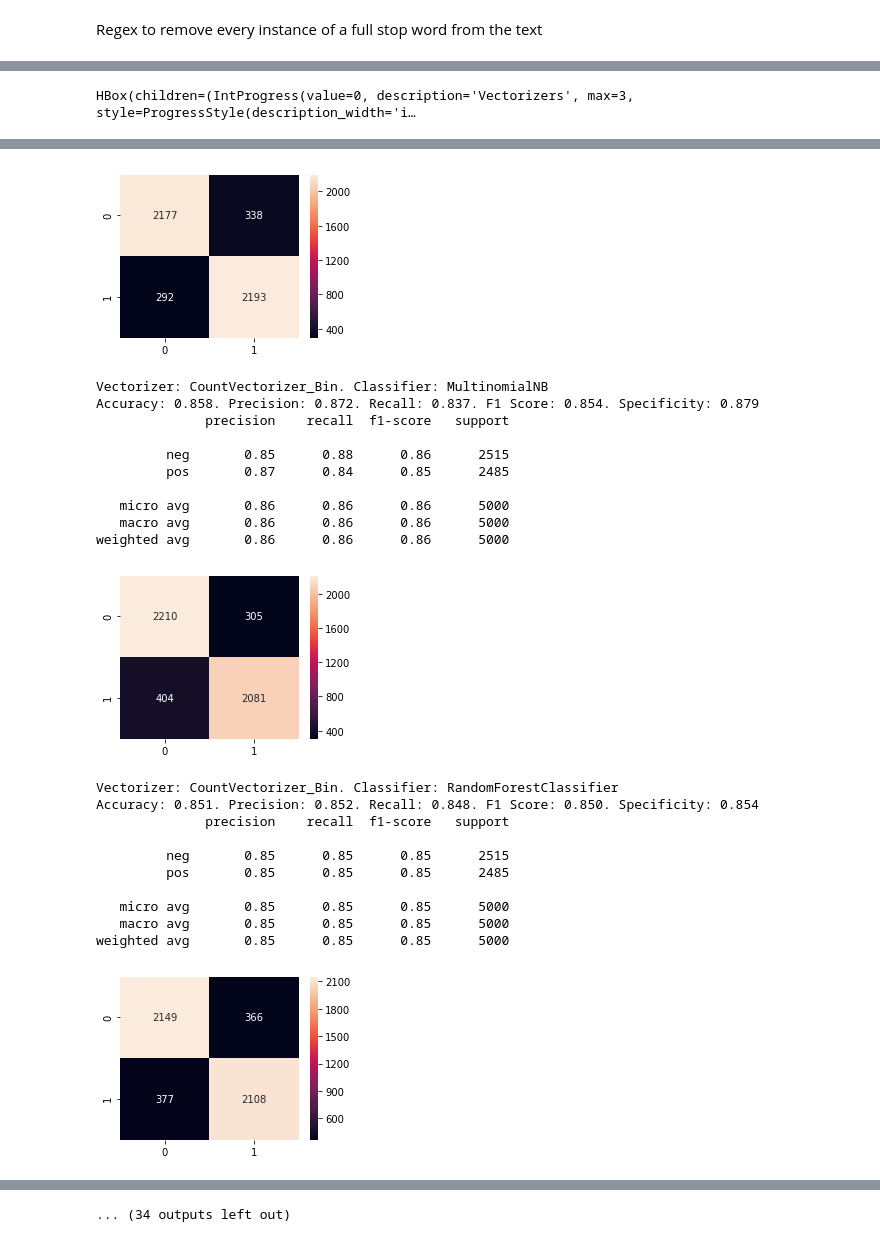
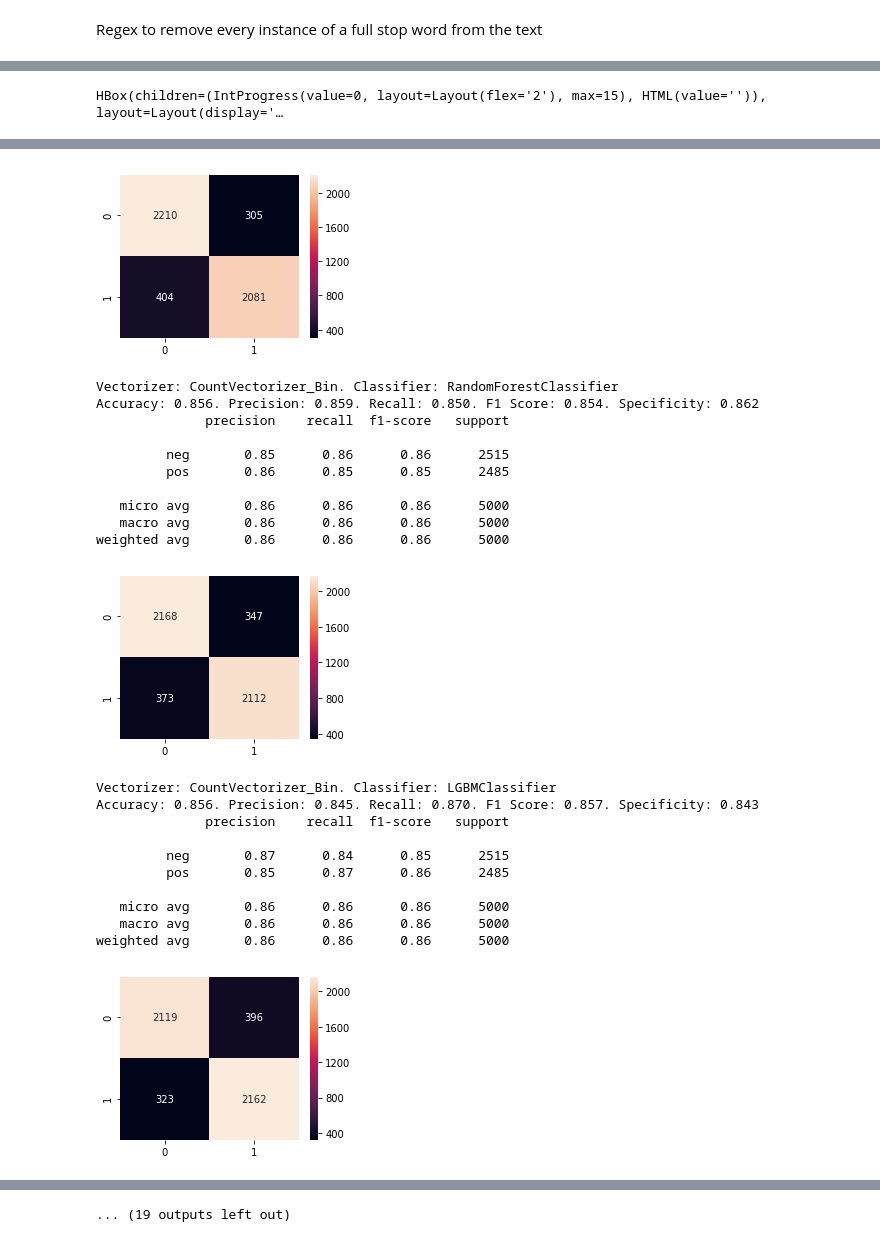
Before and after one commit to jgbustos/ml-demos, a Jupyter notebook: IMDB Reviews Sentiment Classification.ipynb, the cells around one changed output, grey strips where cells are left out. Saved outputs shown, nothing was run; the diff lists cells and outputs as text; code cells hidden in the pictures.

Commit message:
Make the tqdm progress gauges notebook-friendly, and remove the 2 worst performing classifiers, which were taking aaaaages to fit

```diff
--- a/IMDB Reviews Sentiment Classification.ipynb
+++ b/IMDB Reviews Sentiment Classification.ipynb
@@ -152,37 +158,42 @@ def classify_and_plot(classifier, classifier_name, vectorizer_name, X_train, X_v
     classifier.fit(X_train.astype('float32'), y_train)
     plot_metrics(classifier, classifier_name, vectorizer_name, X_train, X_val, y_train, y_val)
     return classifier
+# %%
+def make_vectorizers():
+    vectorizers = [
+        ("CountVectorizer_Bin", CountVectorizer(binary=True)),
+        ("CountVectorizer_NonBin", CountVectorizer(binary=False)),
+        ("TfidfVectorizer", TfidfVectorizer()),
+    ]
+    return vectorizers
+# %%
+def make_classifiers():
+    classifiers = [
+        ("LogisticRegression", LogisticRegression(solver='liblinear', C=0.5)),
+        ("MultinomialNB", MultinomialNB()),
+        ("RandomForestClassifier", RandomForestClassifier(n_estimators=100)),
+        #("GradientBoostingClassifier", GradientBoostingClassifier(n_estimators=100)),
+        #("AdaBoostClassifier", AdaBoostClassifier(n_estimators=100)),
+        ("LGBMClassifier", LGBMClassifier()),
+        ("LinearSVC", LinearSVC(C=0.2)),
+    ]
+    return classifiers
 # %%
-from tqdm import tqdm_notebook
+progress = tqdm(total=len(make_vectorizers()) * len(make_classifiers()), ncols=1000)
 
-vectorizers = [
-    ("CountVectorizer_Bin", CountVectorizer(binary=True)),
-    ("CountVectorizer_NonBin", CountVectorizer(binary=False)),
-    ("TfidfVectorizer", TfidfVectorizer()),
-]
-
-for vect in tqdm_notebook(vectorizers, 'Vectorizers'):
+for vect in make_vectorizers():
     vectorizer = vect[1]
     vectorizer_name = vect[0]
 
     X = vectorizer.fit_transform(train.text)
     y = train.review
-
     X_train, X_val, y_train, y_val = train_test_split(X, y, test_size=0.20, random_state=42)
 
-    classifiers = [
-        ("LogisticRegression", LogisticRegression(solver='liblinear', C=0.5)),
-        ("MultinomialNB", MultinomialNB()),
-        ("RandomForestClassifier", RandomForestClassifier(n_estimators=100)),
-        ("GradientBoostingClassifier", GradientBoostingClassifier(n_estimators=100)),
-        ("AdaBoostClassifier", AdaBoostClassifier(n_estimators=100)),
-        ("LGBMClassifier", LGBMClassifier()),
-        ("LinearSVC", LinearSVC(C=0.2)),
-    ]
-
-    for clas in tqdm_notebook(classifiers, 'Classifiers'):
+    for clas in make_classifiers():
         classifier = clas[1]
         classifier_name = clas[0]
+        progress.set_description("{} - {}".format(vectorizer_name, classifier_name))
         classify_and_plot(classifier, classifier_name, vectorizer_name, X_train, X_val, y_train, y_val)
+        progress.update(1)
 # %% [output]
-HBox(children=(IntProgress(value=0, description='Vectorizers', max=3, style=ProgressStyle(description_width='i…
+HBox(children=(IntProgress(value=0, layout=Layout(flex='2'), max=15), HTML(value='')), layout=Layout(display='…
@@ -200,23 +221,23 @@ weighted avg       0.87      0.87      0.87      5000
-[figure]
+[figure]
-Vectorizer: CountVectorizer_Bin. Classifier: MultinomialNB
-Accuracy: 0.858. Precision: 0.872. Recall: 0.837. F1 Score: 0.854. Specificity: 0.879
+Vectorizer: CountVectorizer_Bin. Classifier: RandomForestClassifier
+Accuracy: 0.856. Precision: 0.859. Recall: 0.850. F1 Score: 0.854. Specificity: 0.862
               precision    recall  f1-score   support
 
-         neg       0.85      0.88      0.86      2515
-         pos       0.87      0.84      0.85      2485
+         neg       0.85      0.86      0.86      2515
+         pos       0.86      0.85      0.85      2485
 
    micro avg       0.86      0.86      0.86      5000
    macro avg       0.86      0.86      0.86      5000
 weighted avg       0.86      0.86      0.86      5000
-[figure]
+[figure, new version]
-Vectorizer: CountVectorizer_Bin. Classifier: RandomForestClassifier
-Accuracy: 0.851. Precision: 0.852. Recall: 0.848. F1 Score: 0.850. Specificity: 0.854
+Vectorizer: CountVectorizer_Bin. Classifier: LGBMClassifier
+Accuracy: 0.856. Precision: 0.845. Recall: 0.870. F1 Score: 0.857. Specificity: 0.843
               precision    recall  f1-score   support
 
-         neg       0.85      0.85      0.85      2515
-         pos       0.85      0.85      0.85      2485
+         neg       0.87      0.84      0.85      2515
+         pos       0.85      0.87      0.86      2485
 
-   micro avg       0.85      0.85      0.85      5000
-   macro avg       0.85      0.85      0.85      5000
-weighted avg       0.85      0.85      0.85      5000
+   micro avg       0.86      0.86      0.86      5000
+   macro avg       0.86      0.86      0.86      5000
+weighted avg       0.86      0.86      0.86      5000
-[figure, old version]
+[figure, new version]
@@ -245,4 +265,4 @@ weighted avg       0.83      0.83      0.83      5000
-... (34 outputs left out)
+... (19 outputs left out)
 # %%
 '''metrics_df \
     .sort_values(['accuracy', 'precision', 'recall'], ascending=False).style \
```
Also changed, not shown: parts of 7 cells of this notebook.
